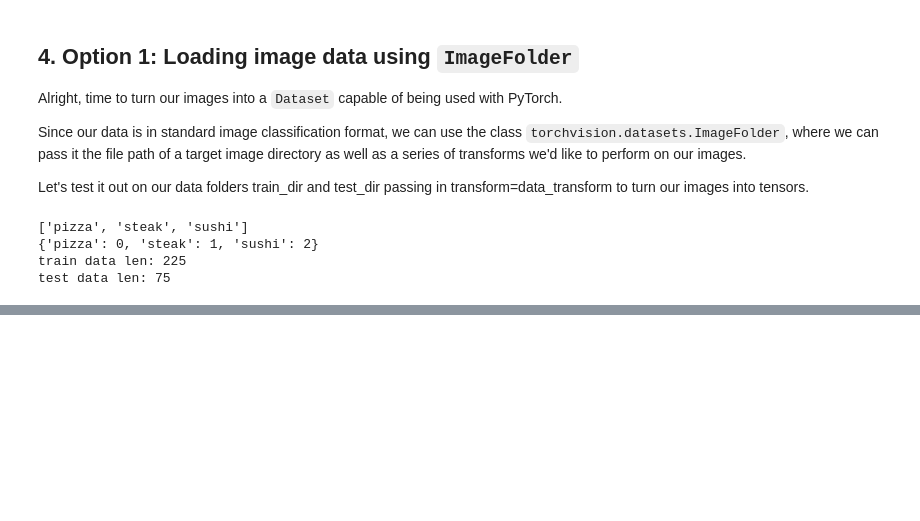
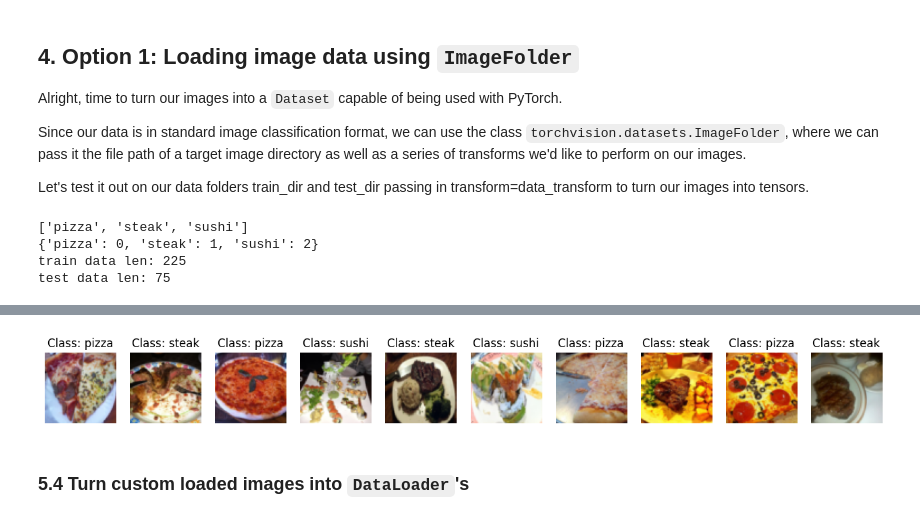
Before and after one commit to anupj/PyTorchForDeepLearningBootcamp, a Jupyter notebook: 04_pytorch_custom_datasets_video.ipynb, the cells around one changed output, grey strips where cells are left out. Saved outputs shown, nothing was run; the diff lists cells and outputs as text; code cells hidden in the pictures; blank space fills up the shorter version.

Commit message:
working with custom datasets

```diff
--- a/04_pytorch_custom_datasets_video.ipynb
+++ b/04_pytorch_custom_datasets_video.ipynb
@@ -321,0 +419,5 @@ test data len: 75
+# %%
+# Wonderful, let's try it out and check the shapes
+img, label = next(iter(train_dataloader))
+print(f"Image shape: {img.shape} -> [batch_size, col_channel, h, w]")
+print(f"Label shape: {label.shape}")
@@ -321,0 +577,22 @@ test data len: 75
+# %%
+from torchvision import transforms
+train_transforms = transforms.Compose([
+    transforms.Resize(size=(64, 64)),
+    transforms.RandomHorizontalFlip(p=0.5), # data augmentation/manipulation
+    transforms.ToTensor()
+])
+
+test_transforms = transforms.Compose([
+    transforms.Resize(size=(64,64)),
+    transforms.ToTensor()
+])
+# %%
+# Let's test out the `ImageFolderCustom` Dataset
+
+train_data_custom = ImageFolderCustom(targ_dir=train_dir,
+                                      transform=train_transforms)
+
+test_data_custom = ImageFolderCustom(targ_dir=test_dir,
+                                      transform=test_transforms)
+
+train_data_custom, test_data_custom
@@ -321,0 +668,10 @@ test data len: 75
+# %%
+display_random_images(train_data_custom,
+                      n=10,
+                      display_shape=False,
+                      classes=class_names,
+                      seed=None)
+# %% [output]
+[figure, added]
+# %% [markdown]
+### 5.4 Turn custom loaded images into `DataLoader`'s
```
Also changed, not shown: parts of 30 cells of this notebook.
